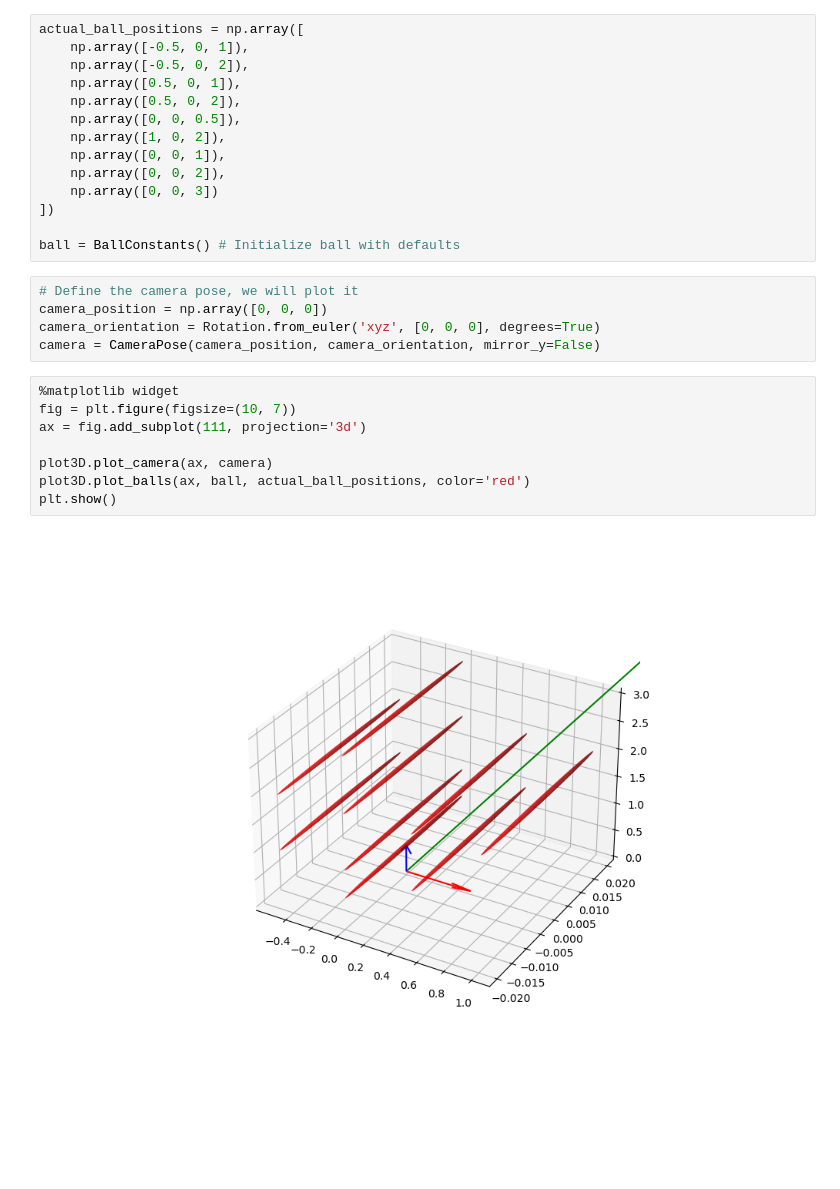
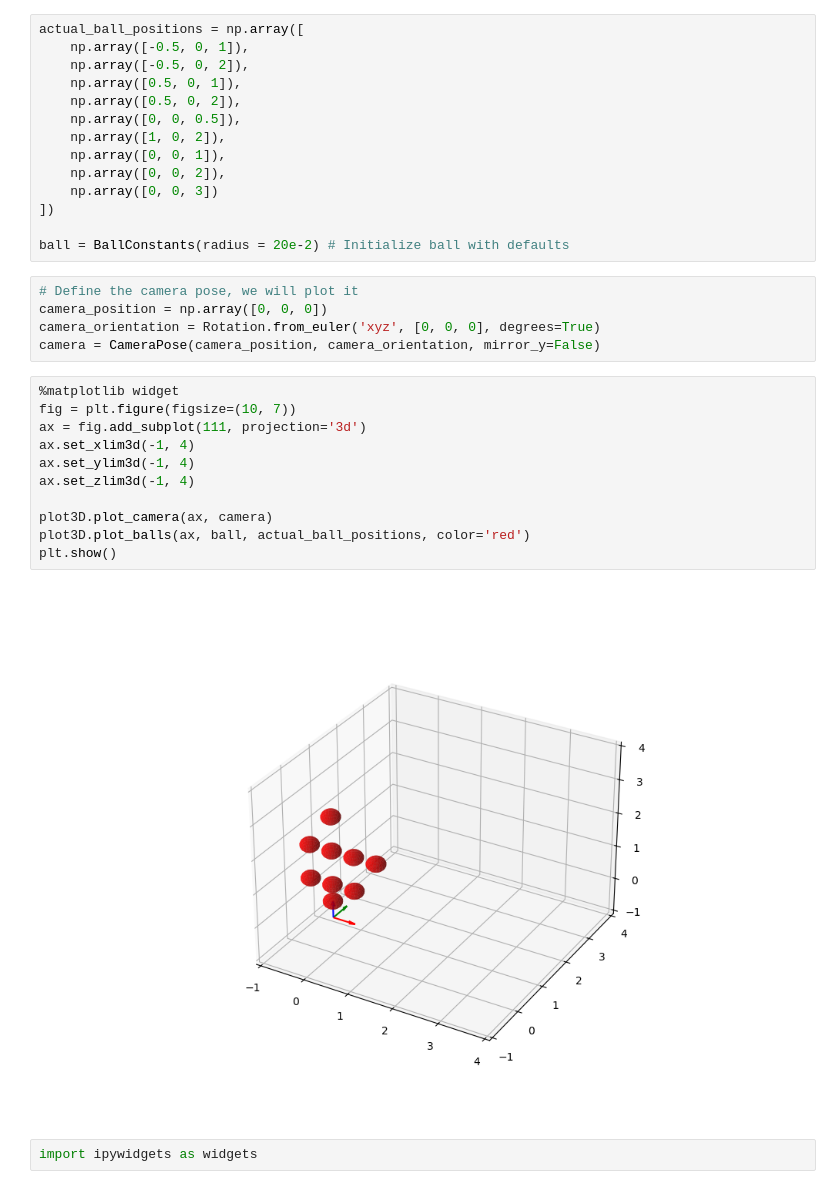
Before and after one commit to Priyanshu4/PingPongTracking, a Jupyter notebook: notebooks/calibration_test.ipynb, the cells around one changed output. Saved outputs shown, nothing was run; the diff lists cells and outputs as text; blank space fills up the shorter version.

```diff
--- a/notebooks/calibration_test.ipynb
+++ b/notebooks/calibration_test.ipynb
@@ -162,7 +162,7 @@ actual_ball_positions = np.array([
     np.array([0, 0, 3])
 ])
 
-ball = BallConstants() # Initialize ball with defaults
+ball = BallConstants(radius = 20e-2) # Initialize ball with defaults
 # %%
 # Define the camera pose, we will plot it
 camera_position = np.array([0, 0, 0])
@@ -171,10 +171,15 @@ camera = CameraPose(camera_position, camera_orientation, mirror_y=False)
 # %%
 %matplotlib widget
 fig = plt.figure(figsize=(10, 7))
 ax = fig.add_subplot(111, projection='3d')
+ax.set_xlim3d(-1, 4)
+ax.set_ylim3d(-1, 4)
+ax.set_zlim3d(-1, 4)
 
 plot3D.plot_camera(ax, camera)
 plot3D.plot_balls(ax, ball, actual_ball_positions, color='red')
 plt.show()
 # %% [output]
-[figure, old version]
+[figure, new version]
+# %%
+import ipywidgets as widgets
```
Also changed, not shown: 1 other file.
